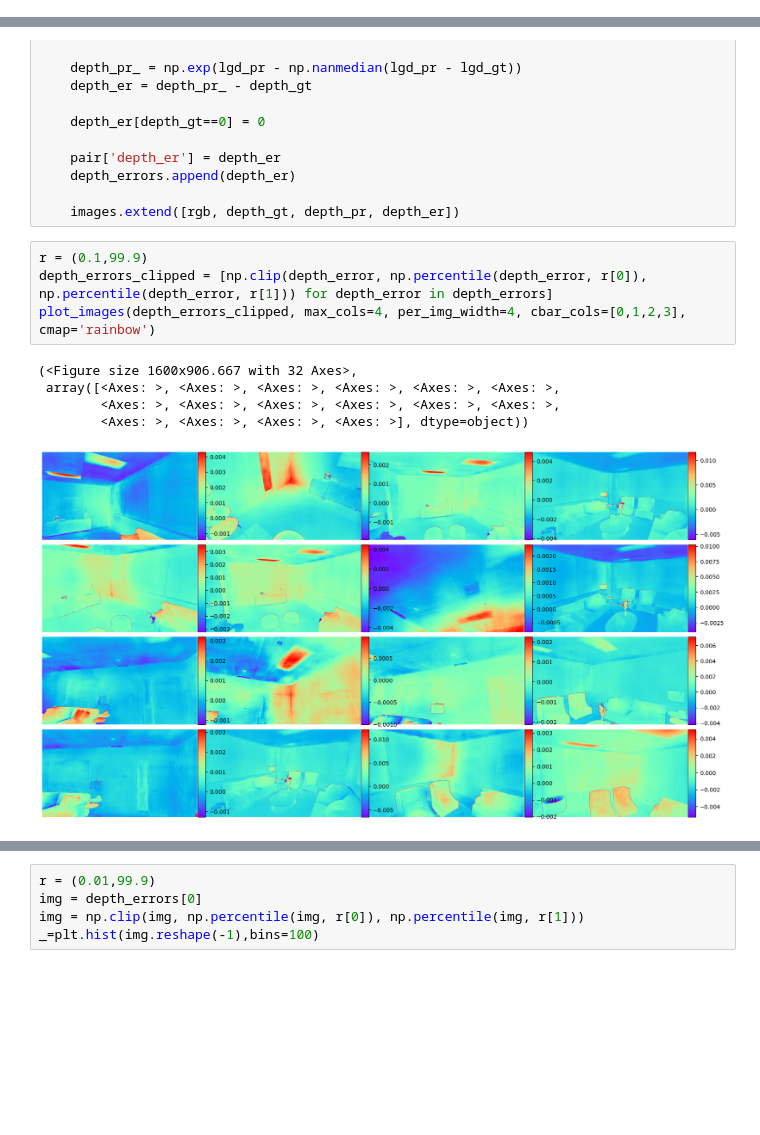
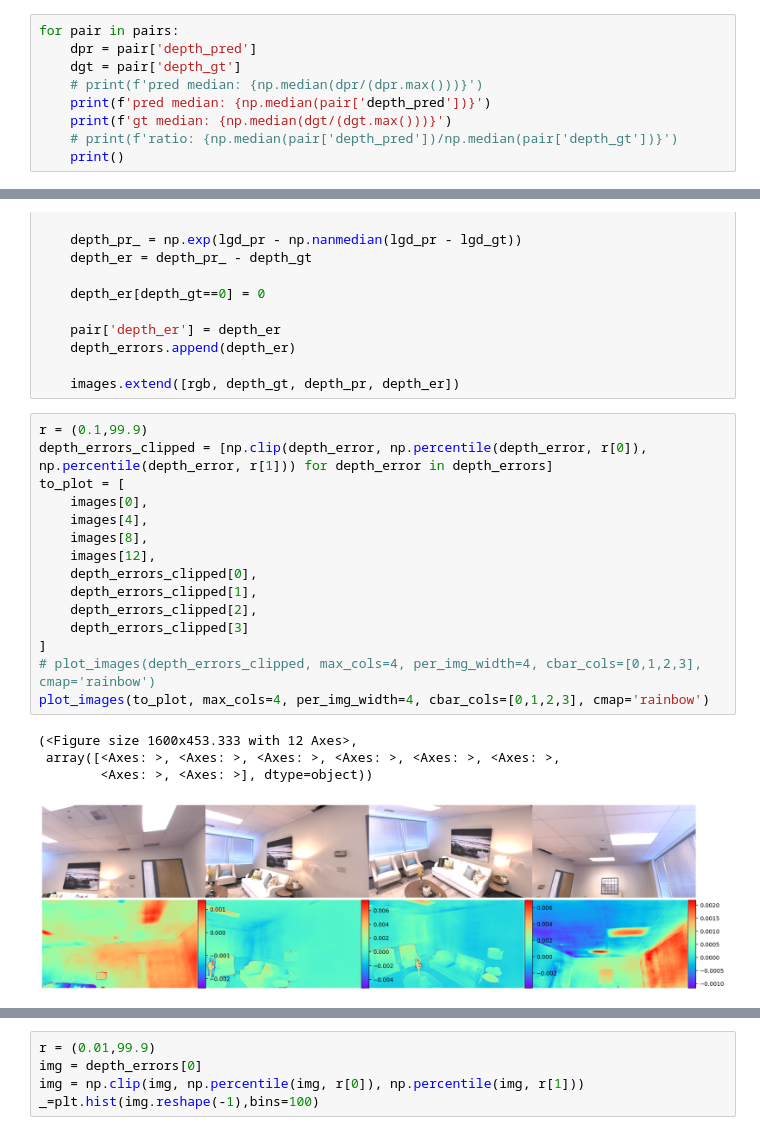
Before and after one commit to 10Electra/MSc-Project, a Jupyter notebook: notebooks/moge_noise_calibration_replica.ipynb, the cells around one changed output, grey strips where cells are left out. Drawn from its saved outputs; the diff is of its cells as text; blank space fills up the shorter version.

```diff
--- a/notebooks/moge_noise_calibration_replica.ipynb
+++ b/notebooks/moge_noise_calibration_replica.ipynb
@@ -95,3 +91,12 @@ for pair in pairs:
     output = model.infer(input_image)
 
     pair['depth_pred'] = output['depth'].squeeze().cpu().numpy()
+# %%
+for pair in pairs:
+    dpr = pair['depth_pred']
+    dgt = pair['depth_gt']
+    # print(f'pred median: {np.median(dpr/(dpr.max()))}')
+    print(f'pred median: {np.median(pair['depth_pred'])}')
+    print(f'gt median: {np.median(dgt/(dgt.max()))}')
+    # print(f'ratio: {np.median(pair['depth_pred'])/np.median(pair['depth_gt'])}')
+    print()
@@ -118,13 +141,23 @@ for pair in pairs:
 # %%
 r = (0.1,99.9)
 depth_errors_clipped = [np.clip(depth_error, np.percentile(depth_error, r[0]), np.percentile(depth_error, r[1])) for depth_error in depth_errors]
-plot_images(depth_errors_clipped, max_cols=4, per_img_width=4, cbar_cols=[0,1,2,3], cmap='rainbow')
+to_plot = [
+    images[0],
+    images[4],
+    images[8],
+    images[12],
+    depth_errors_clipped[0],
+    depth_errors_clipped[1],
+    depth_errors_clipped[2],
+    depth_errors_clipped[3]
+]
+# plot_images(depth_errors_clipped, max_cols=4, per_img_width=4, cbar_cols=[0,1,2,3], cmap='rainbow')
+plot_images(to_plot, max_cols=4, per_img_width=4, cbar_cols=[0,1,2,3], cmap='rainbow')
 # %% [output]
-(<Figure size 1600x906.667 with 32 Axes>,
+(<Figure size 1600x453.333 with 12 Axes>,
  array([<Axes: >, <Axes: >, <Axes: >, <Axes: >, <Axes: >, <Axes: >,
-        <Axes: >, <Axes: >, <Axes: >, <Axes: >, <Axes: >, <Axes: >,
-        <Axes: >, <Axes: >, <Axes: >, <Axes: >], dtype=object))
+        <Axes: >, <Axes: >], dtype=object))
-[figure, old version]
+[figure, new version]
 # %%
 max_cols = 4
 per_img_width = 4
```
Also changed, not shown: parts of 4 cells of this notebook, 2 other files.
